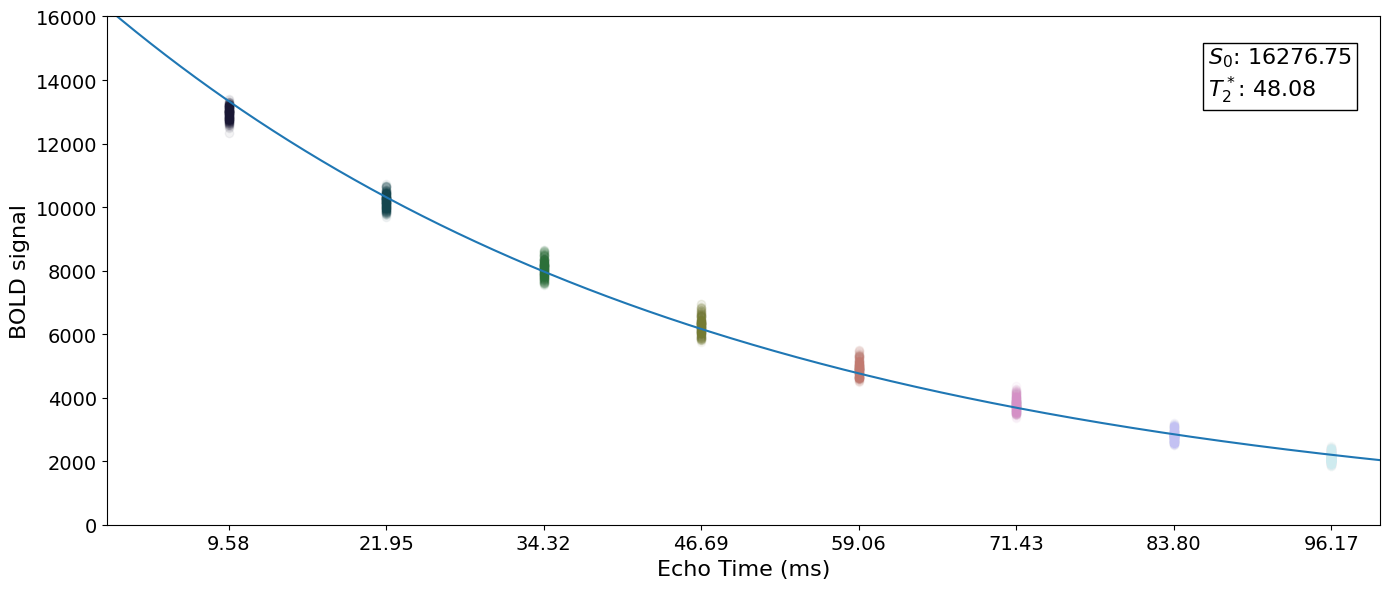
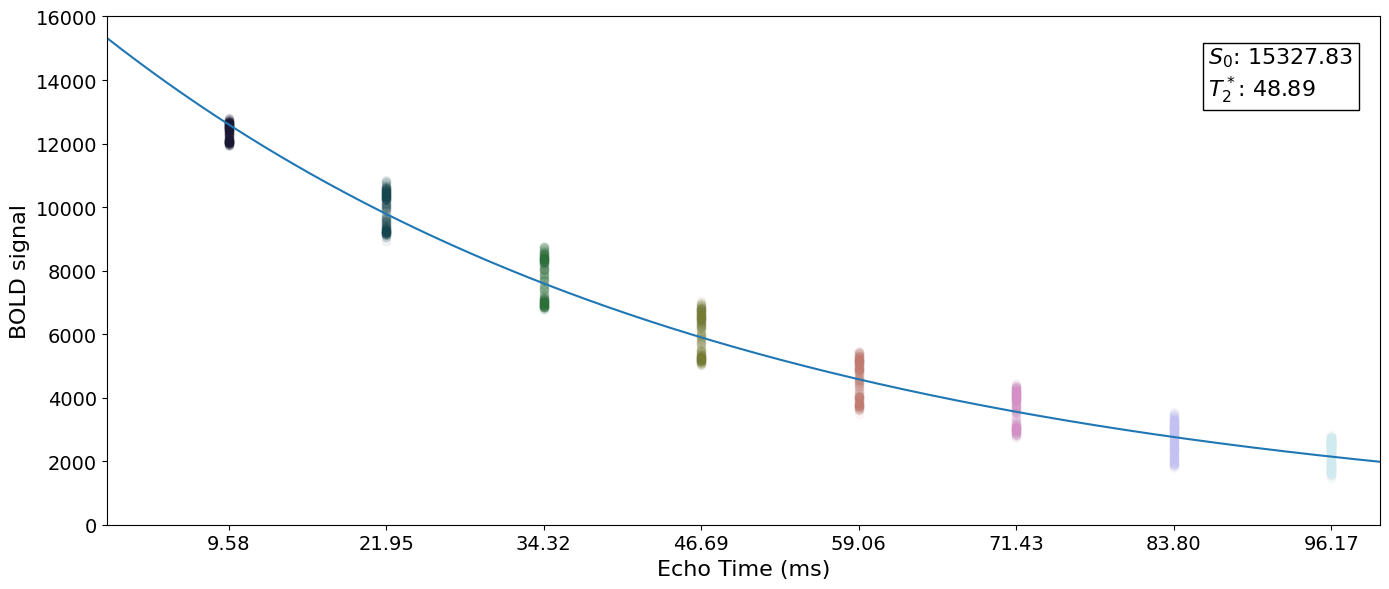
The change to this notebook cell's code, shown as a diff; its figure went from the first image to the second:
--- before
+++ after
@@ -12,7 +12,10 @@
 ax.set_ylim(0, 16000)
 ax.tick_params(axis='both', which='major', labelsize=14)
-ax.annotate('$S_0$: {0:.02f}\n$T_2^*$: {1:.02f}'.format(s0, t2s),
-            xy=(86.5, 13500), fontsize=16,
-            bbox=dict(fc="white", ec="black", lw=1))
+ax.annotate(
+    '$S_0$: {0:.02f}\n$T_2^*$: {1:.02f}'.format(s0, t2s),
+    xy=(86.5, 13500),
+    fontsize=16,
+    bbox=dict(fc="white", ec="black", lw=1),
+)
 
 fig.tight_layout()

Commit: Update documentation figures.